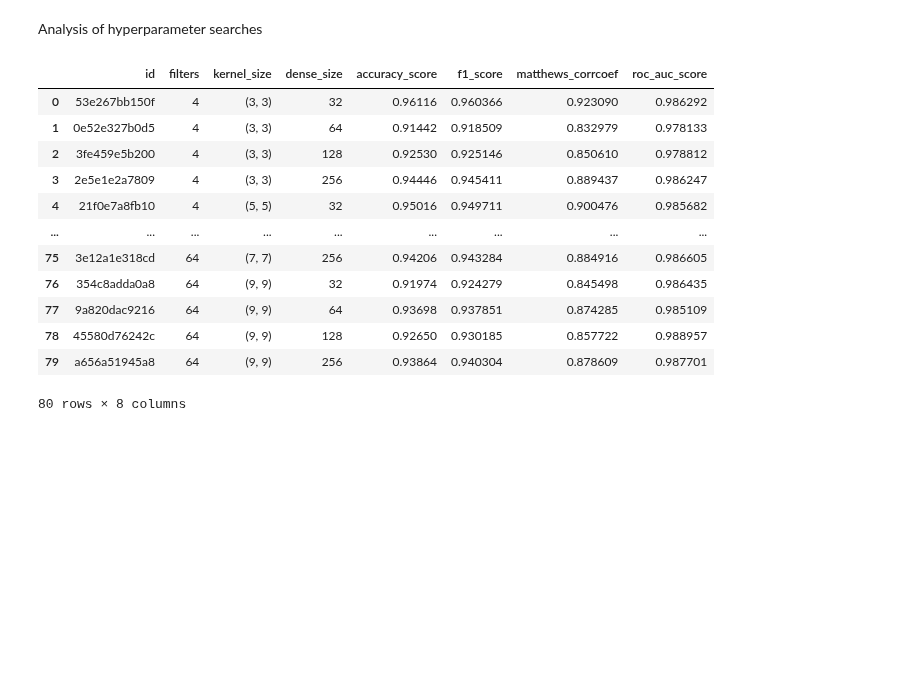
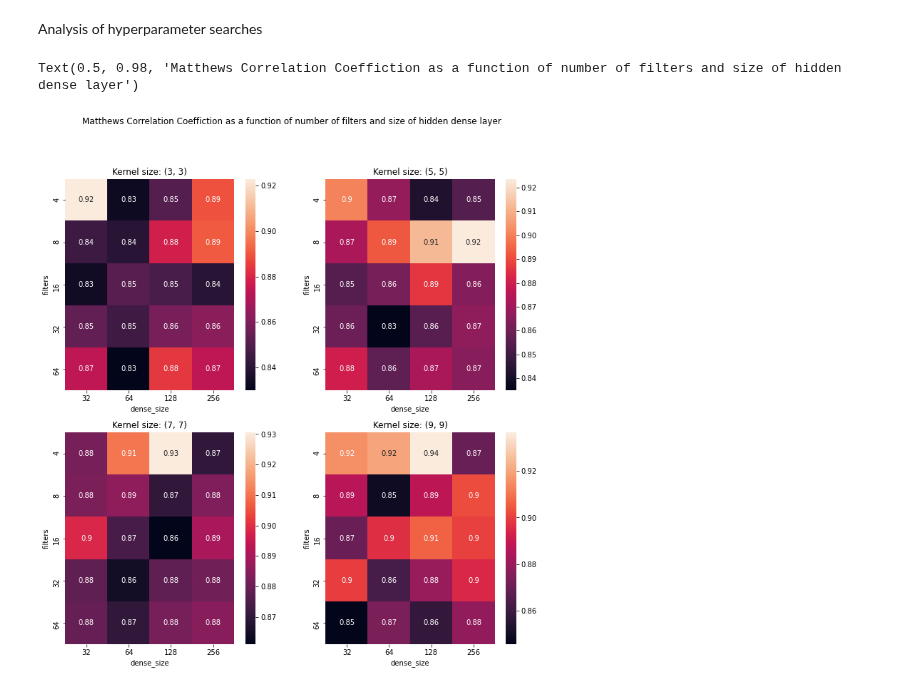
Before and after one commit to geirtul/master_analysis, a Jupyter notebook: notebooks/experiments/hparam_search_results.ipynb, the cells around one changed output. Cells and saved outputs as stored; diff of their text form; code cells hidden in the pictures; blank space fills up the shorter version.

Commit message:
Updated hparam search with heatmap plots

```diff
--- a/notebooks/experiments/hparam_search_results.ipynb
+++ b/notebooks/experiments/hparam_search_results.ipynb
@@ -39,19 +43,19 @@ def load_hparam_search(name):
 # %%
 df = load_hparam_search("architecture_search.scsv")
 # Architecture search number 1 has swapped TP and FP
-# %%
-df
-# %% [output]
-|  | id | filters | kernel_size | dense_size | accuracy_score | f1_score | matthews_corrcoef | roc_auc_score |
-| 0 | 53e267bb150f | 4 | (3, 3) | 32 | 0.96116 | 0.960366 | 0.923090 | 0.986292 |
-| 1 | 0e52e327b0d5 | 4 | (3, 3) | 64 | 0.91442 | 0.918509 | 0.832979 | 0.978133 |
-| 2 | 3fe459e5b200 | 4 | (3, 3) | 128 | 0.92530 | 0.925146 | 0.850610 | 0.978812 |
-| 3 | 2e5e1e2a7809 | 4 | (3, 3) | 256 | 0.94446 | 0.945411 | 0.889437 | 0.986247 |
-| 4 | 21f0e7a8fb10 | 4 | (5, 5) | 32 | 0.95016 | 0.949711 | 0.900476 | 0.985682 |
-| ... | ... | ... | ... | ... | ... | ... | ... | ... |
-| 75 | 3e12a1e318cd | 64 | (7, 7) | 256 | 0.94206 | 0.943284 | 0.884916 | 0.986605 |
-| 76 | 354c8adda0a8 | 64 | (9, 9) | 32 | 0.91974 | 0.924279 | 0.845498 | 0.986435 |
-| 77 | 9a820dac9216 | 64 | (9, 9) | 64 | 0.93698 | 0.937851 | 0.874285 | 0.985109 |
-| 78 | 45580d76242c | 64 | (9, 9) | 128 | 0.92650 | 0.930185 | 0.857722 | 0.988957 |
-| 79 | a656a51945a8 | 64 | (9, 9) | 256 | 0.93864 | 0.940304 | 0.878609 | 0.987701 |
-80 rows × 8 columns
+# %%
+test = df.groupby(['kernel_size'])[['filters', 'dense_size','matthews_corrcoef']]
+# %%
+results = {}
+for k in test.groups.keys():
+    results[k] = test.get_group(k).pivot('filters', 'dense_size', 'matthews_corrcoef')
+# %%
+# Heatmap for each kernel size
+fig, axes = plt.subplots(2, 2, figsize=(12, 12))
+for k, ax in zip(results.keys(), axes.flatten()):
+    sns.heatmap(results[k], square=True, annot=True, ax=ax)
+    ax.set_title("Kernel size: " + k)
+fig.suptitle("Matthews Correlation Coeffiction as a function of number of filters and size of hidden dense layer")
+# %% [output]
+Text(0.5, 0.98, 'Matthews Correlation Coeffiction as a function of number of filters and size of hidden dense layer')
+[figure, added]
```
Also changed, not shown: parts of 1 cell of this notebook.
